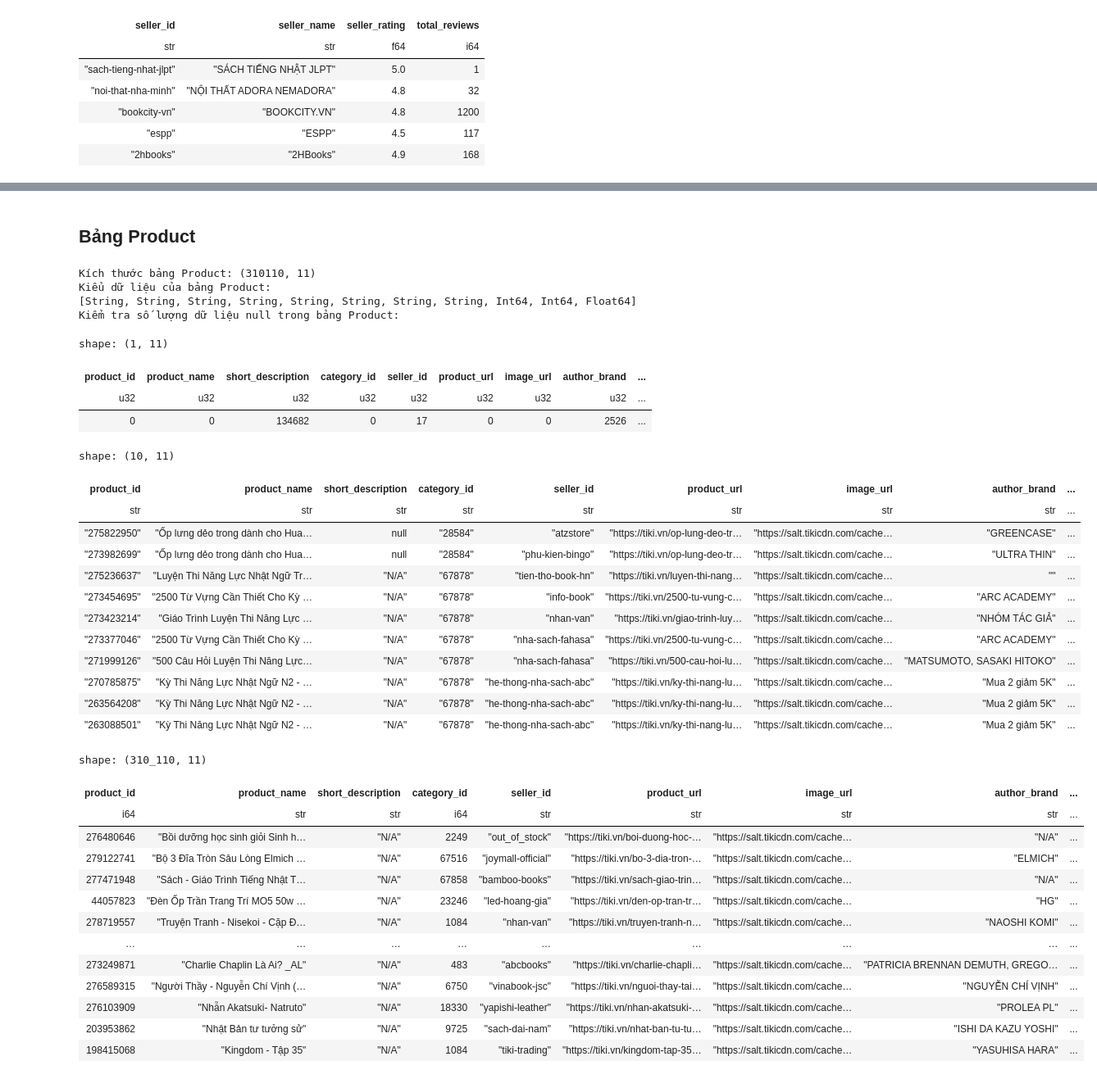
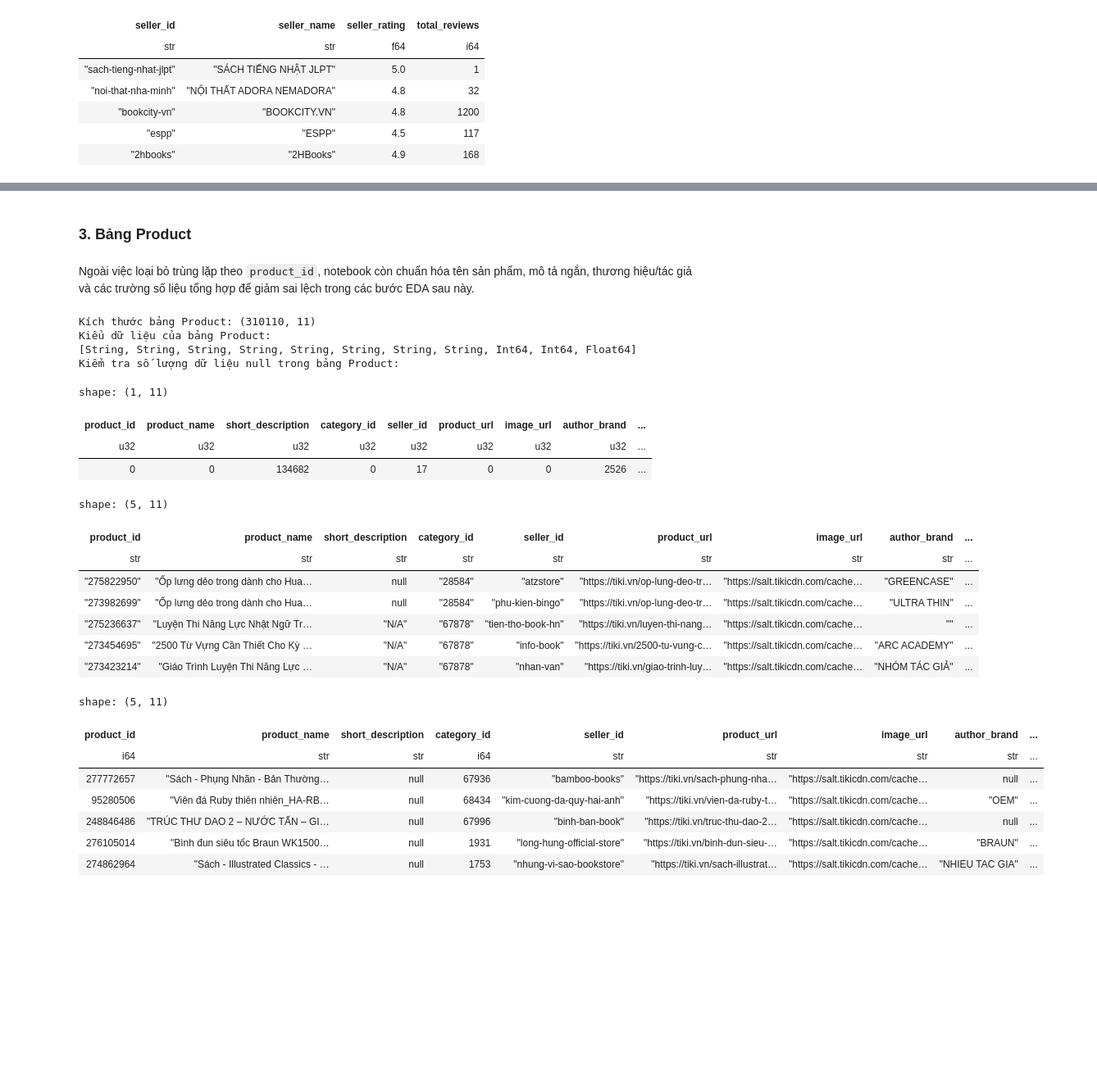
Before and after one commit to khoa26/ecommerce_analysis, a Jupyter notebook: notebooks/02_data_preprocessing.ipynb, the cells around one changed output, grey strips where cells are left out. Shown at 82% size. Drawn from its saved outputs; the diff is of its cells as text; code cells hidden in the pictures; blank space fills up the shorter version.

```diff
--- a/notebooks/02_data_preprocessing.ipynb
+++ b/notebooks/02_data_preprocessing.ipynb
@@ -170,12 +154,14 @@ shape: (4_705, 4)
 # %% [markdown]
-## Bảng Product
+### 3. Bảng Product
+# %% [markdown]
+Ngoài việc loại bỏ trùng lặp theo `product_id`, notebook còn chuẩn hóa tên sản phẩm, mô tả ngắn, thương hiệu/tác giả và các trường số liệu tổng hợp để giảm sai lệch trong các bước EDA sau này.
 # %%
 print(f"Kích thước bảng Product: {df_product.shape}")
 print(f"Kiểu dữ liệu của bảng Product:\n{df_product.dtypes}")
 
 print("Kiểm tra số lượng dữ liệu null trong bảng Product:")
 display(df_product.null_count())
-display(df_product.head(10))
+display(df_product.head())
 # %% [output]
 Kích thước bảng Product: (310110, 11)
 Kiểu dữ liệu của bảng Product:
@@ -185,7 +171,7 @@ shape: (1, 11)
 | product_id | product_name | short_description | category_id | seller_id | product_url | image_url | author_brand | ... |
 | u32 | u32 | u32 | u32 | u32 | u32 | u32 | u32 | ... |
 | 0 | 0 | 134682 | 0 | 17 | 0 | 0 | 2526 | ... |
-shape: (10, 11)
+shape: (5, 11)
 | product_id | product_name | short_description | category_id | seller_id | product_url | image_url | author_brand | ... |
 | str | str | str | str | str | str | str | str | ... |
 | "275822950" | "Ốp lưng dẻo trong dành cho Hua… | null | "28584" | "atzstore" | "https://tiki.vn/op-lung-deo-tr… | "https://salt.tikicdn.com/cache… | "GREENCASE" | ... |
@@ -193,45 +179,43 @@ shape: (10, 11)
 | "275236637" | "Luyện Thi Năng Lực Nhật Ngữ Tr… | "N/A" | "67878" | "tien-tho-book-hn" | "https://tiki.vn/luyen-thi-nang… | "https://salt.tikicdn.com/cache… | "" | ... |
 | "273454695" | "2500 Từ Vựng Cần Thiết Cho Kỳ … | "N/A" | "67878" | "info-book" | "https://tiki.vn/2500-tu-vung-c… | "https://salt.tikicdn.com/cache… | "ARC ACADEMY" | ... |
 | "273423214" | "Giáo Trình Luyện Thi Năng Lực … | "N/A" | "67878" | "nhan-van" | "https://tiki.vn/giao-trinh-luy… | "https://salt.tikicdn.com/cache… | "NHÓM TÁC GIẢ" | ... |
-| "273377046" | "2500 Từ Vựng Cần Thiết Cho Kỳ … | "N/A" | "67878" | "nha-sach-fahasa" | "https://tiki.vn/2500-tu-vung-c… | "https://salt.tikicdn.com/cache… | "ARC ACADEMY" | ... |
-| "271999126" | "500 Câu Hỏi Luyện Thi Năng Lực… | "N/A" | "67878" | "nha-sach-fahasa" | "https://tiki.vn/500-cau-hoi-lu… | "https://salt.tikicdn.com/cache… | "MATSUMOTO, SASAKI HITOKO" | ... |
-| "270785875" | "Kỳ Thi Năng Lực Nhật Ngữ N2 - … | "N/A" | "67878" | "he-thong-nha-sach-abc" | "https://tiki.vn/ky-thi-nang-lu… | "https://salt.tikicdn.com/cache… | "Mua 2 giảm 5K" | ... |
-| "263564208" | "Kỳ Thi Năng Lực Nhật Ngữ N2 - … | "N/A" | "67878" | "he-thong-nha-sach-abc" | "https://tiki.vn/ky-thi-nang-lu… | "https://salt.tikicdn.com/cache… | "Mua 2 giảm 5K" | ... |
-| "263088501" | "Kỳ Thi Năng Lực Nhật Ngữ N2 - … | "N/A" | "67878" | "he-thong-nha-sach-abc" | "https://tiki.vn/ky-thi-nang-lu… | "https://salt.tikicdn.com/cache… | "Mua 2 giảm 5K" | ... |
 # %%
-df_product.unique(subset=["product_id"], keep="first")\
+promo_pattern = r"(?i)(mua\s*\d|giảm\s*\d|giảm\s*k|giảm\s*%|tặng|freeship|hoàn tiền|voucher|đơn từ|rẻ hơn|sale|combo|ưu đãi|giá gốc)"
+
+df_product = df_product.unique(subset=["product_id"], keep="first")\
             .with_columns([
                 pl.col("product_id").cast(pl.Int64),
                 pl.col("category_id").cast(pl.Int64),
                 pl.col("seller_id").str.strip_chars(),
-
+                pl.col("product_name").str.strip_chars(),
+                pl.col("author_brand").str.strip_chars(),
+                pl.col("short_description").str.strip_chars().replace("N/A", None),
+                pl.col("image_url").str.strip_chars()
+            ])\
+            .with_columns(
+                pl.when(pl.col("author_brand").str.contains(promo_pattern))
+                .then(pl.lit(None))
+                .otherwise(pl.col("author_brand"))
+                .alias("author_brand")
+            )\
+            .with_columns(
                 pl.col("author_brand")
-                    .str.replace(r"^0$", "")
-                    .replace("", None),
-                pl.col("short_description").replace("", None)
-            ])\
-            .with_columns([
-                pl.col("author_brand").fill_null("N/A"),
-                pl.col("short_description").fill_null("N/A"),
-                pl.col("seller_id").fill_null("N/A")
-            ])\
+                .str.replace(r"(?i)^(0|null|n/a|na|none)$", "")
+                .replace("", None)
+            )\
             .with_columns([
                 pl.col("sold_quantity").cast(pl.Int32).fill_null(0),
                 pl.col("review_count").cast(pl.Int32).fill_null(0),
                 pl.col("review_score").cast(pl.Float32).fill_null(0.0)
             ])
+
+df_product.head()
 # %% [output]
-shape: (310_110, 11)
+shape: (5, 11)
 | product_id | product_name | short_description | category_id | seller_id | product_url | image_url | author_brand | ... |
 | i64 | str | str | i64 | str | str | str | str | ... |
-| 276480646 | "Bồi dưỡng học sinh giỏi Sinh h… | "N/A" | 2249 | "out_of_stock" | "https://tiki.vn/boi-duong-hoc-… | "https://salt.tikicdn.com/cache… | "N/A" | ... |
-| 279122741 | "Bộ 3 Đĩa Tròn Sâu Lòng Elmich … | "N/A" | 67516 | "joymall-official" | "https://tiki.vn/bo-3-dia-tron-… | "https://salt.tikicdn.com/cache… | "ELMICH" | ... |
-| 277471948 | "Sách - Giáo Trình Tiếng Nhật T… | "N/A" | 67858 | "bamboo-books" | "https://tiki.vn/sach-giao-trin… | "https://salt.tikicdn.com/cache… | "N/A" | ... |
-| 44057823 | "Đèn Ốp Trần Trang Trí MO5 50w … | "N/A" | 23246 | "led-hoang-gia" | "https://tiki.vn/den-op-tran-tr… | "https://salt.tikicdn.com/cache… | "HG" | ... |
-| 278719557 | "Truyện Tranh - Nisekoi - Cặp Đ… | "N/A" | 1084 | "nhan-van" | "https://tiki.vn/truyen-tranh-n… | "https://salt.tikicdn.com/cache… | "NAOSHI KOMI" | ... |
-| … | … | … | … | … | … | … | … | ... |
-| 273249871 | "Charlie Chaplin Là Ai? _AL" | "N/A" | 483 | "abcbooks" | "https://tiki.vn/charlie-chapli… | "https://salt.tikicdn.com/cache… | "PATRICIA BRENNAN DEMUTH, GREGO… | ... |
-| 276589315 | "Người Thầy - Nguyễn Chí Vịnh (… | "N/A" | 6750 | "vinabook-jsc" | "https://tiki.vn/nguoi-thay-tai… | "https://salt.tikicdn.com/cache… | "NGUYỄN CHÍ VỊNH" | ... |
-| 276103909 | "Nhẫn Akatsuki- Natruto" | "N/A" | 18330 | "yapishi-leather" | "https://tiki.vn/nhan-akatsuki-… | "https://salt.tikicdn.com/cache… | "PROLEA PL" | ... |
-| 203953862 | "Nhật Bản tư tưởng sử" | "N/A" | 9725 | "sach-dai-nam" | "https://tiki.vn/nhat-ban-tu-tu… | "https://salt.tikicdn.com/cache… | "ISHI DA KAZU YOSHI" | ... |
-| 198415068 | "Kingdom - Tập 35" | "N/A" | 1084 | "tiki-trading" | "https://tiki.vn/kingdom-tap-35… | "https://salt.tikicdn.com/cache… | "YASUHISA HARA" | ... |
+| 277772657 | "Sách - Phụng Nhãn - Bản Thường… | null | 67936 | "bamboo-books" | "https://tiki.vn/sach-phung-nha… | "https://salt.tikicdn.com/cache… | null | ... |
+| 95280506 | "Viên đá Ruby thiên nhiên_HA-RB… | null | 68434 | "kim-cuong-da-quy-hai-anh" | "https://tiki.vn/vien-da-ruby-t… | "https://salt.tikicdn.com/cache… | "OEM" | ... |
+| 248846486 | "TRÚC THƯ DAO 2 – NƯỚC TẤN – GI… | null | 67996 | "binh-ban-book" | "https://tiki.vn/truc-thu-dao-2… | "https://salt.tikicdn.com/cache… | null | ... |
+| 276105014 | "Bình đun siêu tốc Braun WK1500… | null | 1931 | "long-hung-official-store" | "https://tiki.vn/binh-dun-sieu-… | "https://salt.tikicdn.com/cache… | "BRAUN" | ... |
+| 274862964 | "Sách - Illustrated Classics - … | null | 1753 | "nhung-vi-sao-bookstore" | "https://tiki.vn/sach-illustrat… | "https://salt.tikicdn.com/cache… | "NHIEU TAC GIA" | ... |
```
Also changed, not shown: parts of 44 cells of this notebook, 3 other files.
